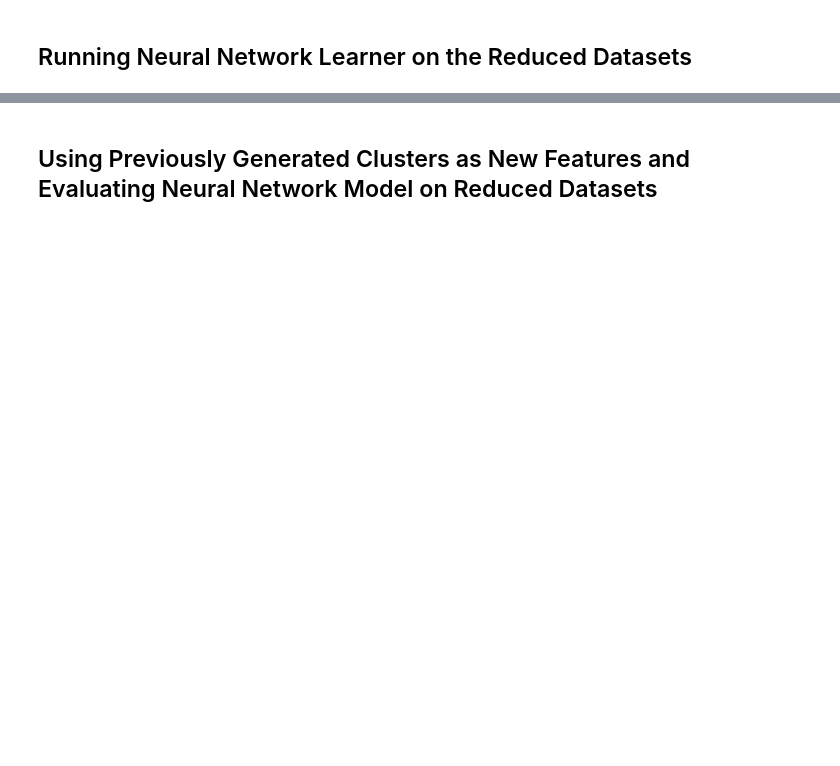
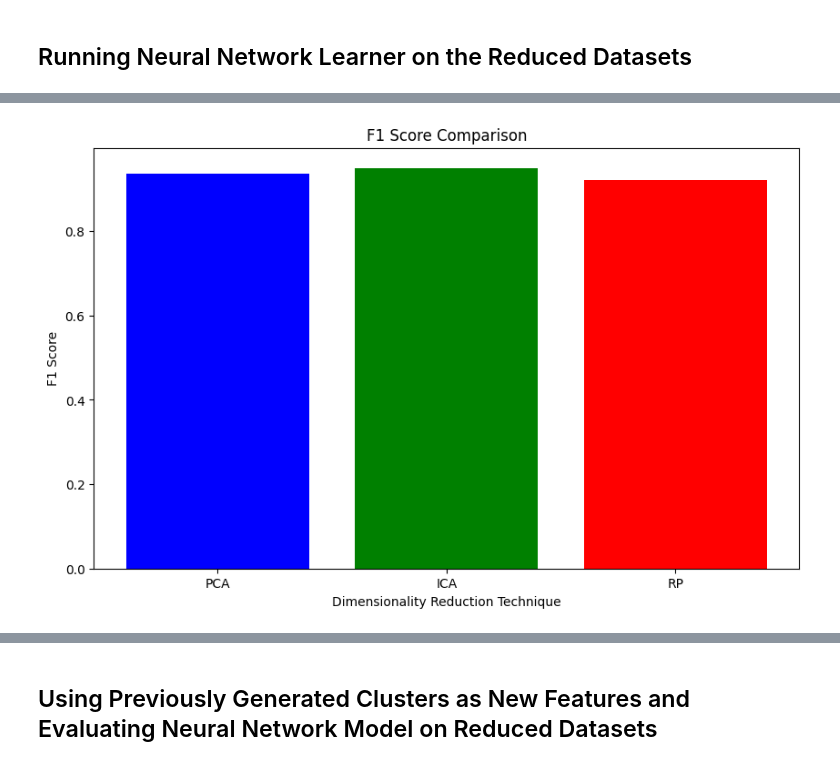
Before and after one commit to adi-tomar/Housing_Weather_UL_Dim_Reduction, a Jupyter notebook: algorithms/UL_housing.ipynb, the cells around one changed output, grey strips where cells are left out. Cells and saved outputs as stored; diff of their text form; code cells hidden in the pictures; blank space fills up the shorter version.

```diff
--- a/algorithms/UL_housing.ipynb
+++ b/algorithms/UL_housing.ipynb
@@ -547,3 +547,91 @@ weighted avg       0.93      0.93      0.93       586
     accuracy                           0.92       586
    macro avg       0.92      0.92      0.92       586
 weighted avg       0.92      0.92      0.92       586
+# %%
+import numpy as np
+import matplotlib.pyplot as plt
+from sklearn.pipeline import Pipeline
+from sklearn.neural_network import MLPClassifier
+import time
+from sklearn.model_selection import train_test_split
+from sklearn.metrics import accuracy_score, classification_report, f1_score, roc_auc_score, roc_curve, auc
+
+# Define a function to build and evaluate the neural network model
+def build_and_evaluate_nn(X, y):
+    X_train, X_test, y_train, y_test = train_test_split(X, y, test_size=0.2, random_state=42)
+    nn_pipeline = Pipeline([
+        ('scaler', StandardScaler()),
+        ('mlp', MLPClassifier(hidden_layer_sizes=(100,), max_iter=2000, alpha=0.0001, random_state=42))
+    ])
+
+    start_time = time.time()
+    nn_pipeline.fit(X_train, y_train)
+    training_time = time.time() - start_time
+
+    start_time = time.time()
+    y_pred = nn_pipeline.predict(X_test)
+    prediction_time = time.time() - start_time
+
+    accuracy = accuracy_score(y_test, y_pred)
+    report = classification_report(y_test, y_pred)
+    f1 = f1_score(y_test, y_pred)
+    roc_auc = roc_auc_score(y_test, nn_pipeline.predict_proba(X_test)[:, 1])
+    fpr, tpr, _ = roc_curve(y_test, nn_pipeline.predict_proba(X_test)[:, 1])
+    return accuracy, report, training_time, prediction_time, f1, roc_auc, fpr, tpr
+
+# Train and evaluate on PCA-transformed data
+accuracy_pca, report_pca, training_time_pca, prediction_time_pca, f1_pca, roc_auc_pca, fpr_pca, tpr_pca = build_and_evaluate_nn(pca_housing, y)
+
+# Train and evaluate on ICA-transformed data
+accuracy_ica, report_ica, training_time_ica, prediction_time_ica, f1_ica, roc_auc_ica, fpr_ica, tpr_ica = build_and_evaluate_nn(ica_housing, y)
+
+# Train and evaluate on RP-transformed data
+accuracy_rp, report_rp, training_time_rp, prediction_time_rp, f1_rp, roc_auc_rp, fpr_rp, tpr_rp = build_and_evaluate_nn(rp_housing, y)
+
+# Print the results
+print("PCA - Accuracy: ", accuracy_pca)
+print("Training Time: ", training_time_pca)
+print("Prediction Time: ", prediction_time_pca)
+print("F1 Score: ", f1_pca)
+print("ROC AUC: ", roc_auc_pca)
+print(report_pca)
+
+print("ICA - Accuracy: ", accuracy_ica)
+print("Training Time: ", training_time_ica)
+print("Prediction Time: ", prediction_time_ica)
+print("F1 Score: ", f1_ica)
+print("ROC AUC: ", roc_auc_ica)
+print(report_ica)
+
+print("RP - Accuracy: ", accuracy_rp)
+print("Training Time: ", training_time_rp)
+print("Prediction Time: ", prediction_time_rp)
+print("F1 Score: ", f1_rp)
+print("ROC AUC: ", roc_auc_rp)
+print(report_rp)
+
+# Plot F1 Scores
+labels = ['PCA', 'ICA', 'RP']
+f1_scores = [f1_pca, f1_ica, f1_rp]
+
+plt.figure(figsize=(10, 6))
+plt.bar(labels, f1_scores, color=['blue', 'green', 'red'])
+plt.xlabel('Dimensionality Reduction Technique')
+plt.ylabel('F1 Score')
+plt.title('F1 Score Comparison')
+plt.show()
+
+# Plot ROC Curves
+plt.figure(figsize=(10, 6))
+plt.plot(fpr_pca, tpr_pca, color='blue', lw=2, label='PCA (area = %0.2f)' % roc_auc_pca)
+plt.plot(fpr_ica, tpr_ica, color='green', lw=2, label='ICA (area = %0.2f)' % roc_auc_ica)
+plt.plot(fpr_rp, tpr_rp, color='red', lw=2, label='RP (area = %0.2f)' % roc_auc_rp)
+plt.plot([0, 1], [0, 1], color='gray', lw=2, linestyle='--')
+plt.xlim([0.0, 1.0])
+plt.ylim([0.0, 1.05])
+plt.xlabel('False Positive Rate')
+plt.ylabel('True Positive Rate')
+plt.title('ROC Curve Comparison')
+plt.legend(loc="lower right")
+plt.show()
+# %% [output]
@@ -549,0 +655 @@ weighted avg       0.92      0.92      0.92       586
+[figure, added]
```
Also changed, not shown: parts of 7 cells of this notebook, 5 other files.
